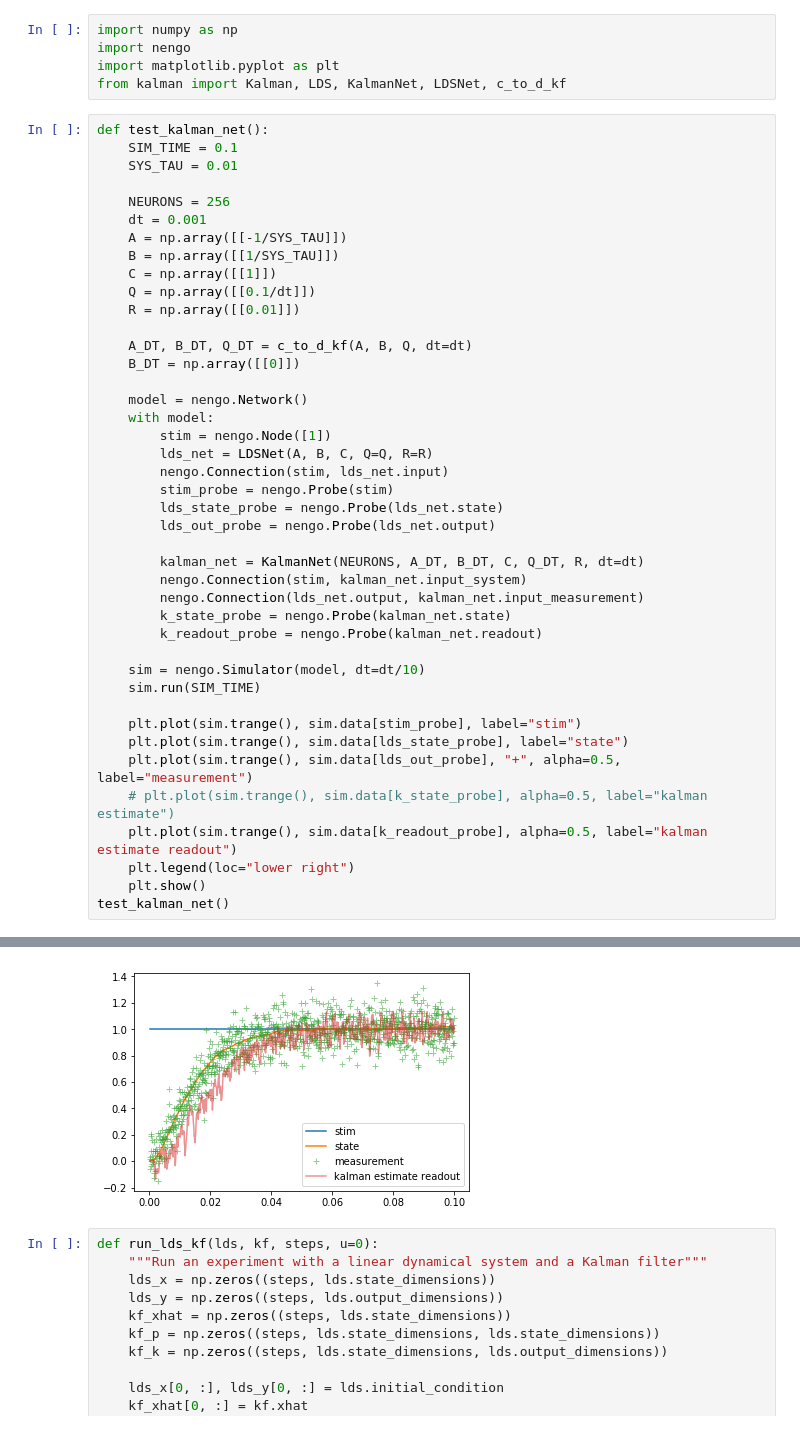
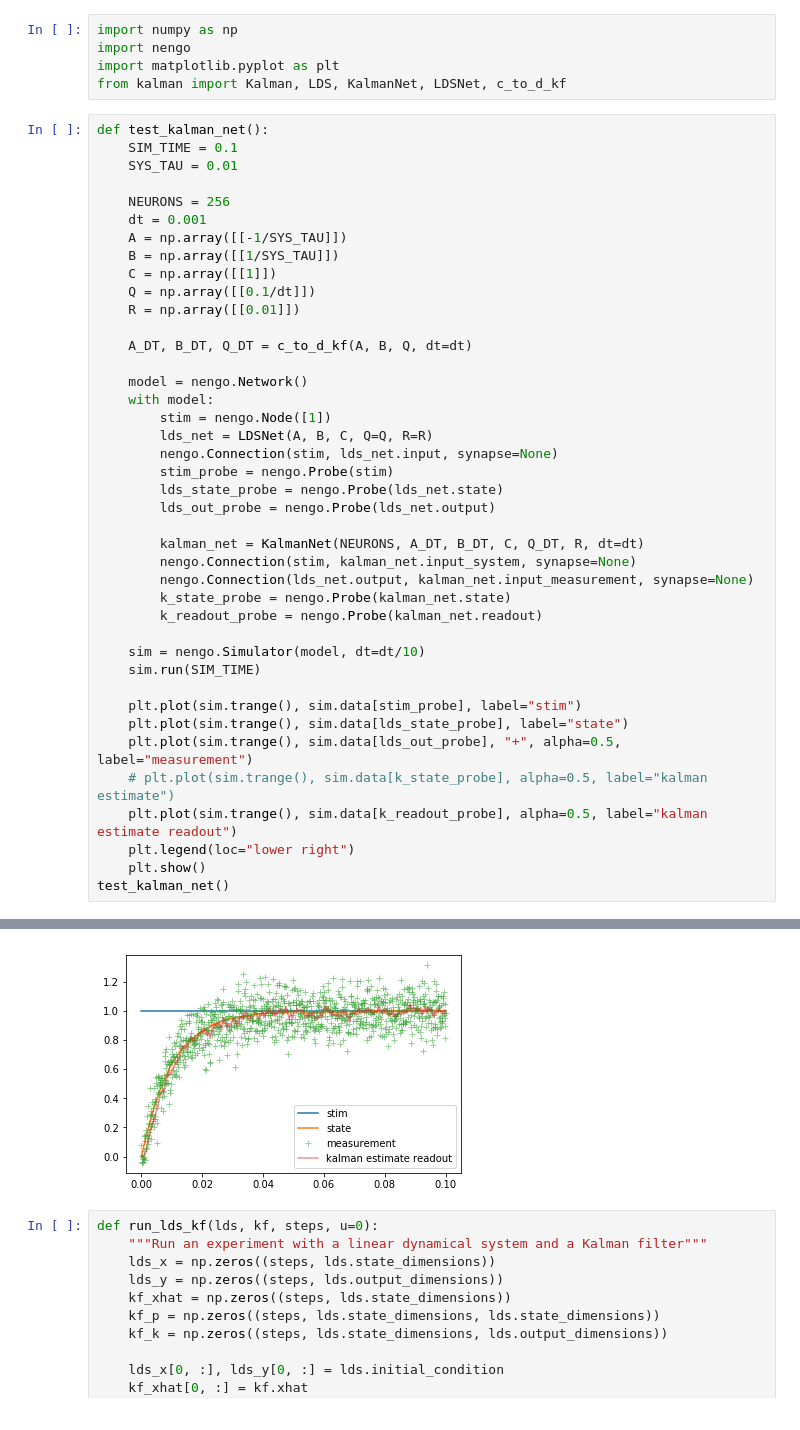
Before and after one commit to samfok/kalman, a Jupyter notebook: test_kalman.ipynb, the cells around one changed output, grey strips where cells are left out. Drawn from its saved outputs; the diff is of its cells as text.

Commit message:
remove extra synapse in lds to k link

```diff
--- a/test_kalman.ipynb
+++ b/test_kalman.ipynb
@@ -17,20 +17,19 @@ def test_kalman_net():
     R = np.array([[0.01]])
 
     A_DT, B_DT, Q_DT = c_to_d_kf(A, B, Q, dt=dt)
-    B_DT = np.array([[0]])
 
     model = nengo.Network()
     with model:
         stim = nengo.Node([1])
         lds_net = LDSNet(A, B, C, Q=Q, R=R)
-        nengo.Connection(stim, lds_net.input)
+        nengo.Connection(stim, lds_net.input, synapse=None)
         stim_probe = nengo.Probe(stim)
         lds_state_probe = nengo.Probe(lds_net.state)
         lds_out_probe = nengo.Probe(lds_net.output)
 
         kalman_net = KalmanNet(NEURONS, A_DT, B_DT, C, Q_DT, R, dt=dt)
-        nengo.Connection(stim, kalman_net.input_system)
-        nengo.Connection(lds_net.output, kalman_net.input_measurement)
+        nengo.Connection(stim, kalman_net.input_system, synapse=None)
+        nengo.Connection(lds_net.output, kalman_net.input_measurement, synapse=None)
         k_state_probe = nengo.Probe(kalman_net.state)
         k_readout_probe = nengo.Probe(kalman_net.readout)
 
@@ -60,4 +62,4 @@ Simulating finished in 0:00:01.
-[figure, old version]
+[figure, new version]
 # %%
 def run_lds_kf(lds, kf, steps, u=0):
     """Run an experiment with a linear dynamical system and a Kalman filter"""
```
Also changed, not shown: parts of 1 cell of this notebook, 1 other file.
